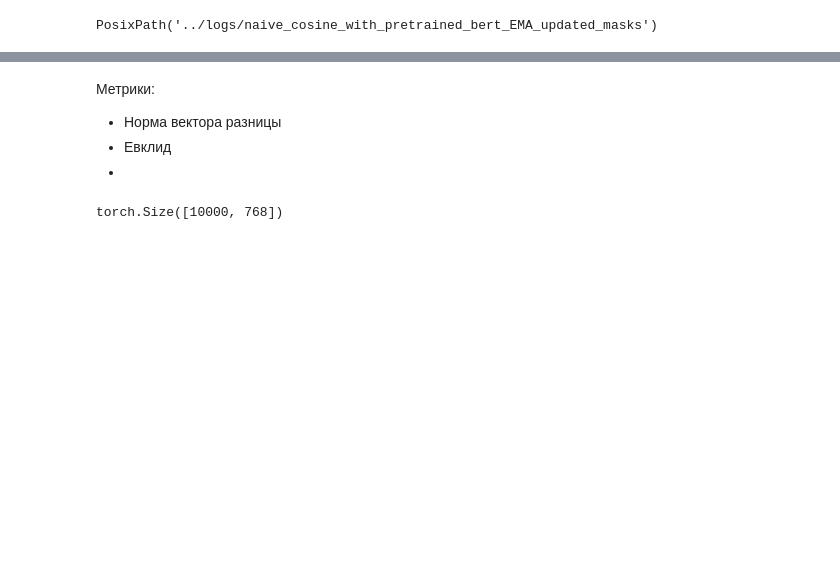
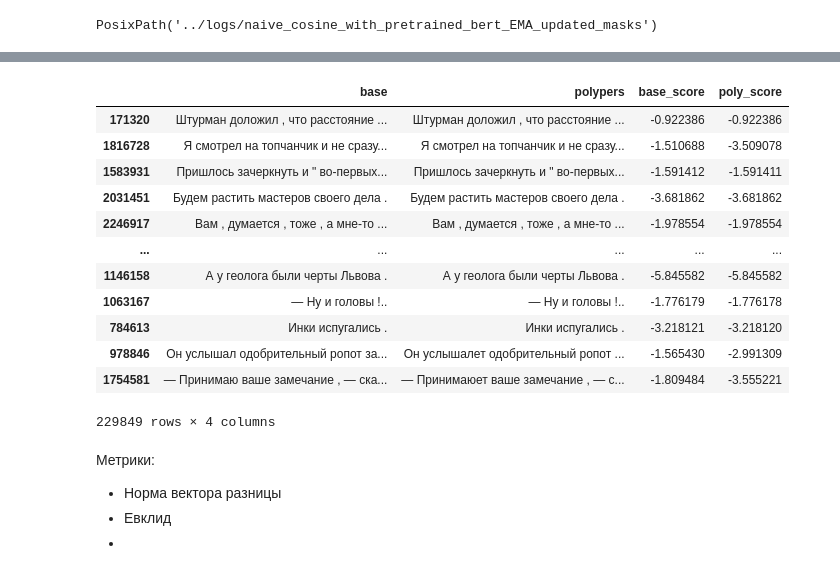
Before and after one commit to Xenomirant/ModularLM, a Jupyter notebook: analytics/bert_analytics.ipynb, the cells around one changed output, grey strips where cells are left out. Drawn from its saved outputs; the diff is of its cells as text; code cells hidden in the pictures; blank space fills up the shorter version.

```diff
--- a/analytics/bert_analytics.ipynb
+++ b/analytics/bert_analytics.ipynb
@@ -332,3 +289,19 @@ OutOfMemoryError: CUDA out of memory. Tried to allocate 3.44 GiB. GPU 0 has a to
+# %%
+res[0]
+# %% [output]
+|  | base | polypers | base_score | poly_score |
+| 171320 | Штурман доложил , что расстояние ... | Штурман доложил , что расстояние ... | -0.922386 | -0.922386 |
+| 1816728 | Я смотрел на топчанчик и не сразу... | Я смотрел на топчанчик и не сразу... | -1.510688 | -3.509078 |
+| 1583931 | Пришлось зачеркнуть и " во-первых... | Пришлось зачеркнуть и " во-первых... | -1.591412 | -1.591411 |
+| 2031451 | Будем растить мастеров своего дела . | Будем растить мастеров своего дела . | -3.681862 | -3.681862 |
+| 2246917 | Вам , думается , тоже , а мне-то ... | Вам , думается , тоже , а мне-то ... | -1.978554 | -1.978554 |
+| ... | ... | ... | ... | ... |
+| 1146158 | А у геолога были черты Львова . | А у геолога были черты Львова . | -5.845582 | -5.845582 |
+| 1063167 | — Ну и головы !.. | — Ну и головы !.. | -1.776179 | -1.776178 |
+| 784613 | Инки испугались . | Инки испугались . | -3.218121 | -3.218120 |
+| 978846 | Он услышал одобрительный ропот за... | Он услышалет одобрительный ропот ... | -1.565430 | -2.991309 |
+| 1754581 | — Принимаю ваше замечание , — ска... | — Принимаюет ваше замечание , — с... | -1.809484 | -3.555221 |
+229849 rows × 4 columns
 # %% [markdown]
 Метрики:
 - Норма вектора разницы
@@ -338,8 +332,5 @@ OutOfMemoryError: CUDA out of memory. Tried to allocate 3.44 GiB. GPU 0 has a to
 metric = lambda x, y: abs(x - y)
 # %%
 vecs = vectorize(mlm_model.model, dl, metric, division_layer=4)
-vecs.shape
-# %% [output]
-torch.Size([10000, 768])
 # %%
 sns.histplot(torch.linalg.vector_norm(vecs, ord=2, dim=1).cpu(), bins=10)
```
Also changed, not shown: parts of 16 cells of this notebook.
